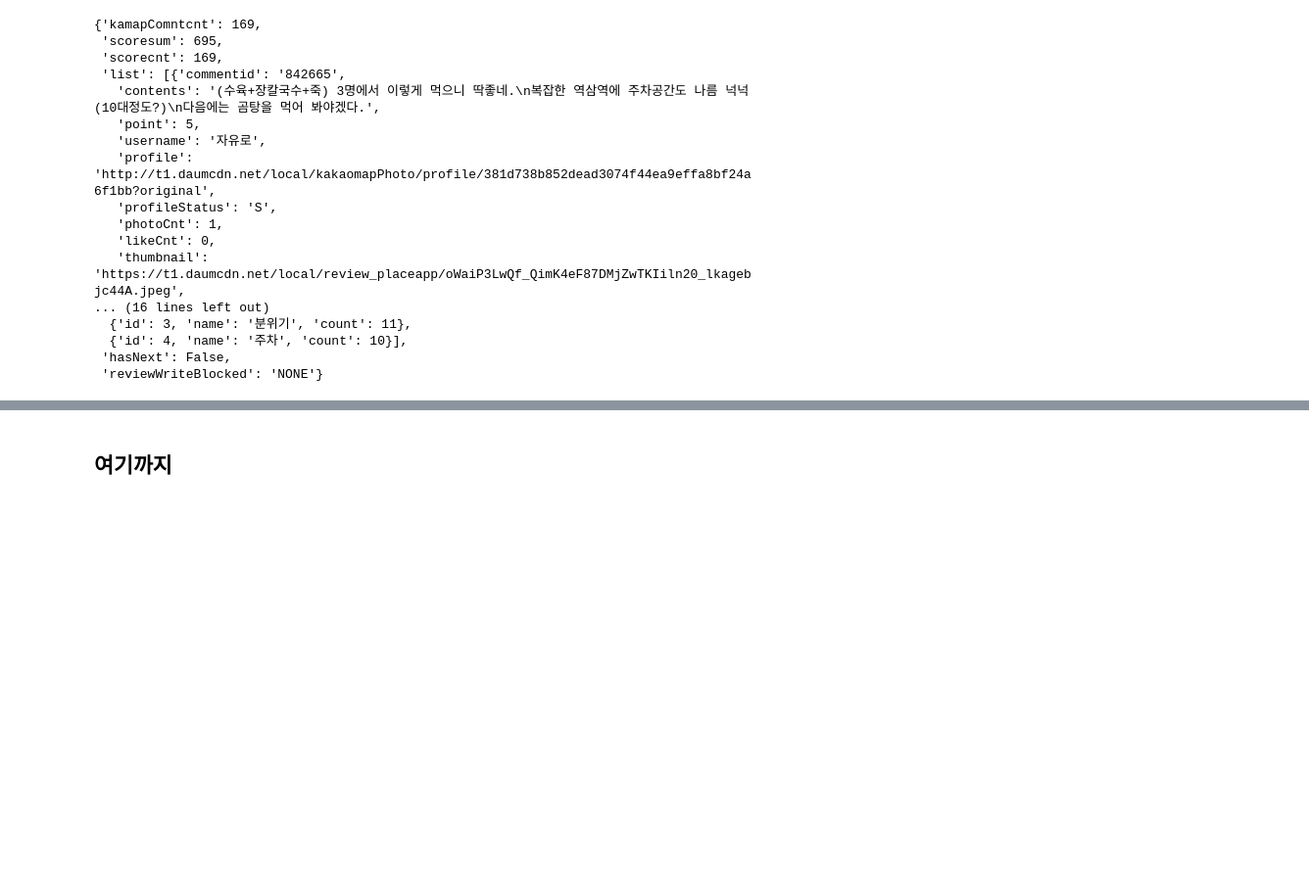
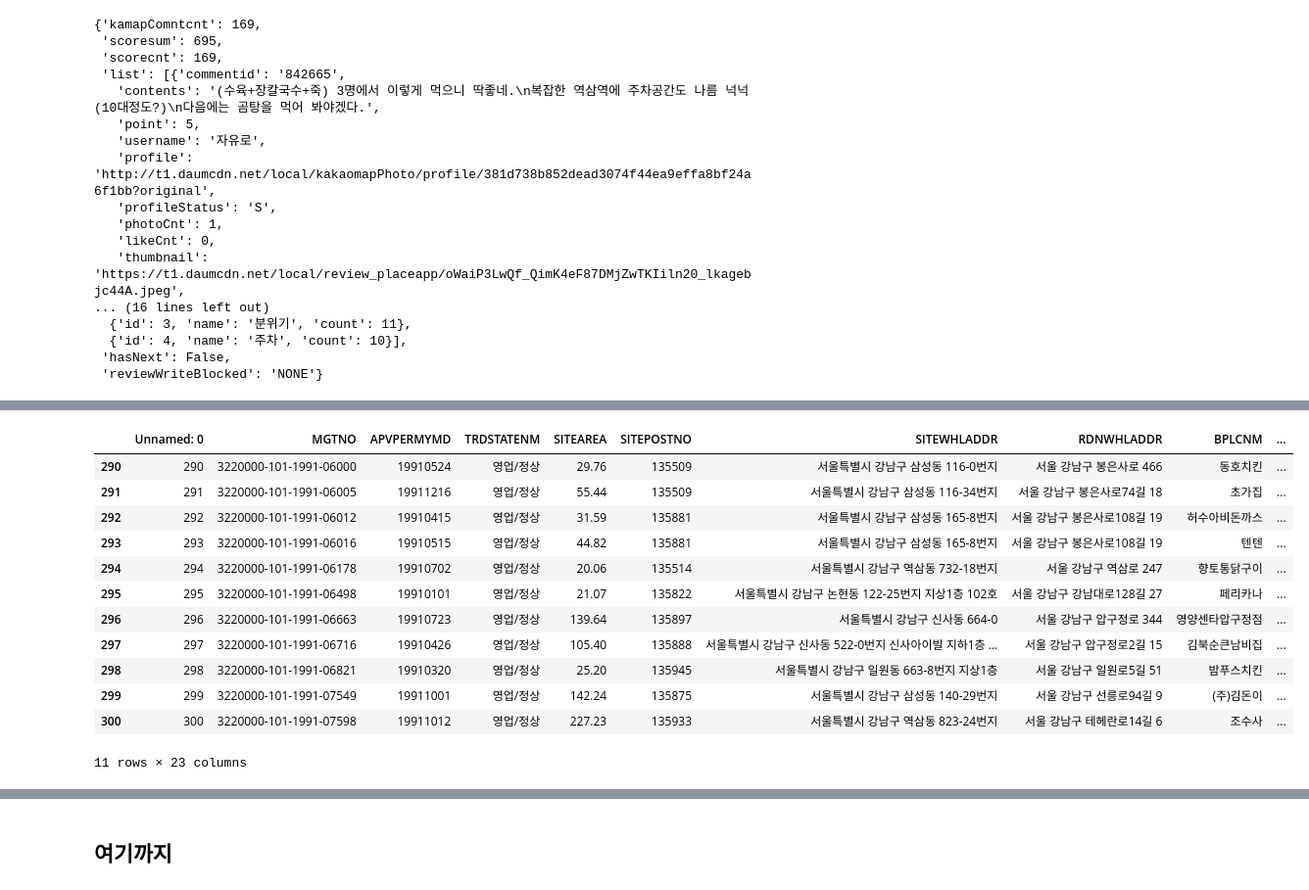
Before and after one commit to benidjor/model-restaurant-in-gangnam, a Jupyter notebook: total_reviews.ipynb, the cells around one changed output, grey strips where cells are left out. Shown: that part at 98% size. Drawn from its saved outputs; the diff is of its cells as text; code cells hidden in the pictures; blank space fills up the shorter version.

```diff
--- a/total_reviews.ipynb
+++ b/total_reviews.ipynb
@@ -243,0 +365,16 @@ pd.DataFrame(comments)
+# %%
+df.loc[290:300]
+# %% [output]
+|  | Unnamed: 0 | MGTNO | APVPERMYMD | TRDSTATENM | SITEAREA | SITEPOSTNO | SITEWHLADDR | RDNWHLADDR | BPLCNM | ... |
+| 290 | 290 | 3220000-101-1991-06000 | 19910524 | 영업/정상 | 29.76 | 135509 | 서울특별시 강남구 삼성동 116-0번지 | 서울 강남구 봉은사로 466 | 동호치킨 | ... |
+| 291 | 291 | 3220000-101-1991-06005 | 19911216 | 영업/정상 | 55.44 | 135509 | 서울특별시 강남구 삼성동 116-34번지 | 서울 강남구 봉은사로74길 18 | 초가집 | ... |
+| 292 | 292 | 3220000-101-1991-06012 | 19910415 | 영업/정상 | 31.59 | 135881 | 서울특별시 강남구 삼성동 165-8번지 | 서울 강남구 봉은사로108길 19 | 허수아비돈까스 | ... |
+| 293 | 293 | 3220000-101-1991-06016 | 19910515 | 영업/정상 | 44.82 | 135881 | 서울특별시 강남구 삼성동 165-8번지 | 서울 강남구 봉은사로108길 19 | 텐텐 | ... |
+| 294 | 294 | 3220000-101-1991-06178 | 19910702 | 영업/정상 | 20.06 | 135514 | 서울특별시 강남구 역삼동 732-18번지 | 서울 강남구 역삼로 247 | 향토통닭구이 | ... |
+| 295 | 295 | 3220000-101-1991-06498 | 19910101 | 영업/정상 | 21.07 | 135822 | 서울특별시 강남구 논현동 122-25번지 지상1층 102호 | 서울 강남구 강남대로128길 27 | 페리카나 | ... |
+| 296 | 296 | 3220000-101-1991-06663 | 19910723 | 영업/정상 | 139.64 | 135897 | 서울특별시 강남구 신사동 664-0 | 서울 강남구 압구정로 344 | 영양센타압구정점 | ... |
+| 297 | 297 | 3220000-101-1991-06716 | 19910426 | 영업/정상 | 105.40 | 135888 | 서울특별시 강남구 신사동 522-0번지 신사아이빌 지하1층 ... | 서울 강남구 압구정로2길 15 | 김북순큰남비집 | ... |
+| 298 | 298 | 3220000-101-1991-06821 | 19910320 | 영업/정상 | 25.20 | 135945 | 서울특별시 강남구 일원동 663-8번지 지상1층 | 서울 강남구 일원로5길 51 | 밤푸스치킨 | ... |
+| 299 | 299 | 3220000-101-1991-07549 | 19911001 | 영업/정상 | 142.24 | 135875 | 서울특별시 강남구 삼성동 140-29번지 | 서울 강남구 선릉로94길 9 | (주)김돈이 | ... |
+| 300 | 300 | 3220000-101-1991-07598 | 19911012 | 영업/정상 | 227.23 | 135933 | 서울특별시 강남구 역삼동 823-24번지 | 서울 강남구 테헤란로14길 6 | 조수사 | ... |
+11 rows × 23 columns
```
Also changed, not shown: parts of 20 cells of this notebook, 1 other file.
